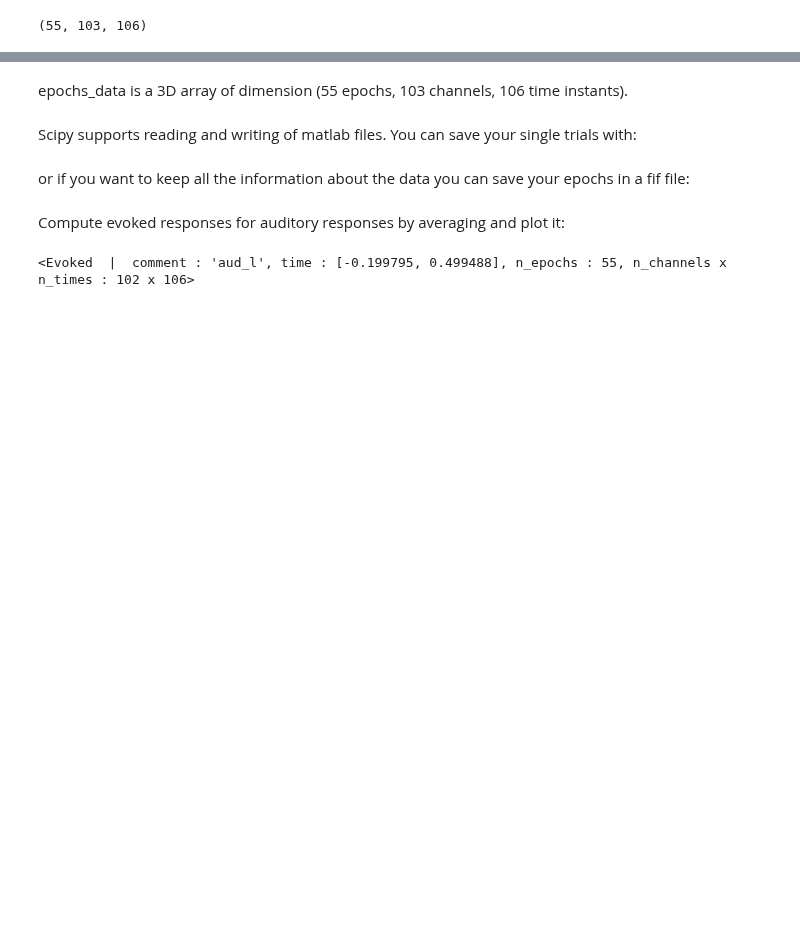
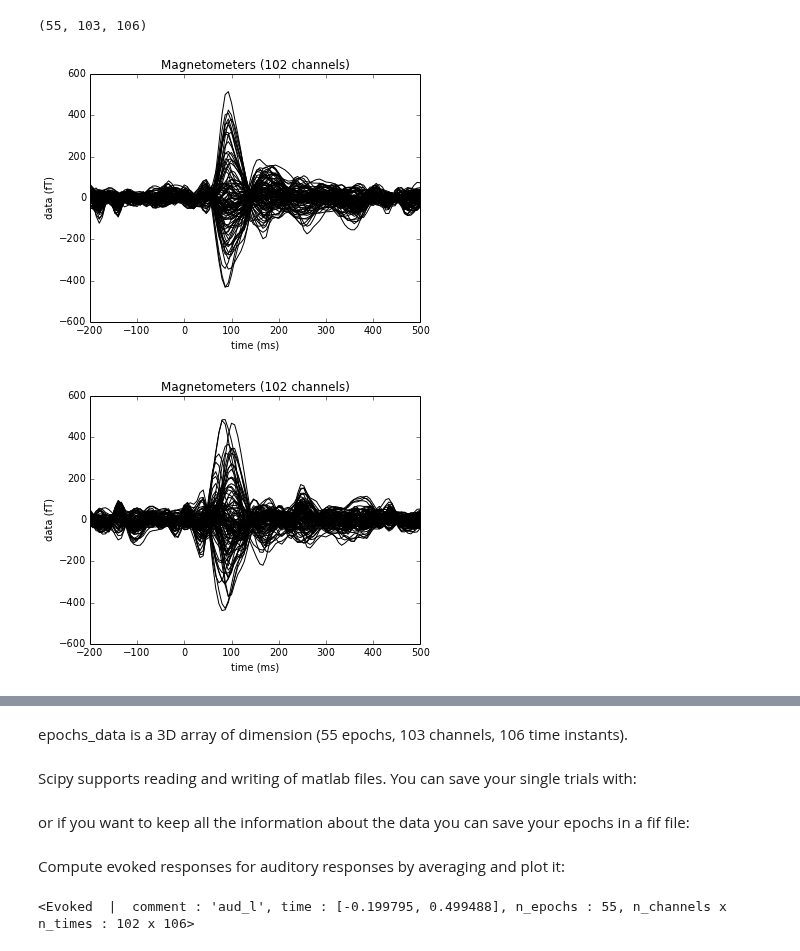
Before and after one commit to mne-tools/mne-python-notebooks, a Jupyter notebook: 1-MNE_from_raw_to_epochs_evoked.ipynb, the cells around one changed output, grey strips where cells are left out. Cells and saved outputs as stored; diff of their text form; code cells hidden in the pictures; blank space fills up the shorter version.

```diff
--- a/1-MNE_from_raw_to_epochs_evoked.ipynb
+++ b/1-MNE_from_raw_to_epochs_evoked.ipynb
@@ -251,3 +283,9 @@ epochs_data = epochs['aud_l'].get_data()
 print epochs_data.shape
 # %% [output]
 (55, 103, 106)
+# %%
+for k in event_id:
+    epochs[k].average().plot()
+# %% [output]
+[figure, added]
+[figure, added]
```
Also changed, not shown: parts of 25 cells of this notebook, 3 other files.
